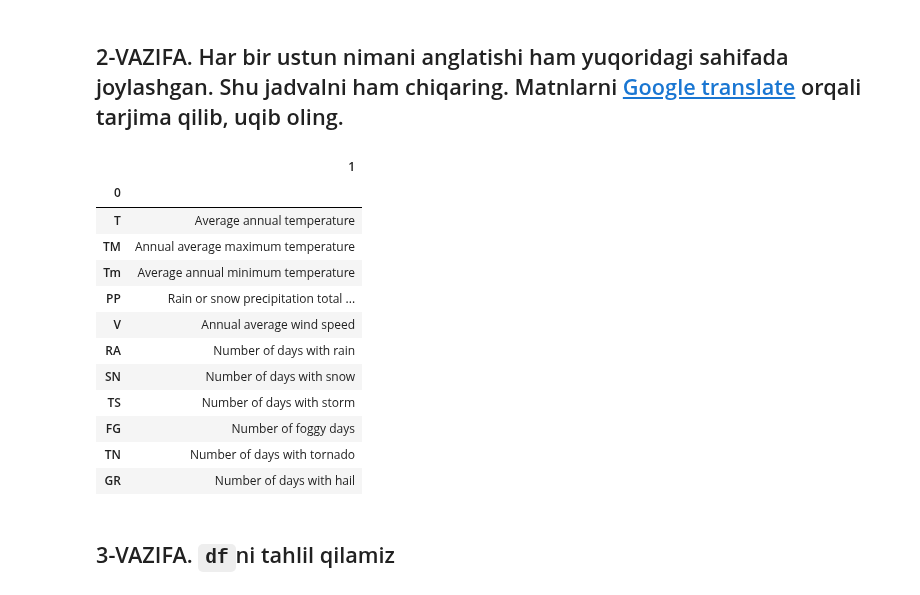
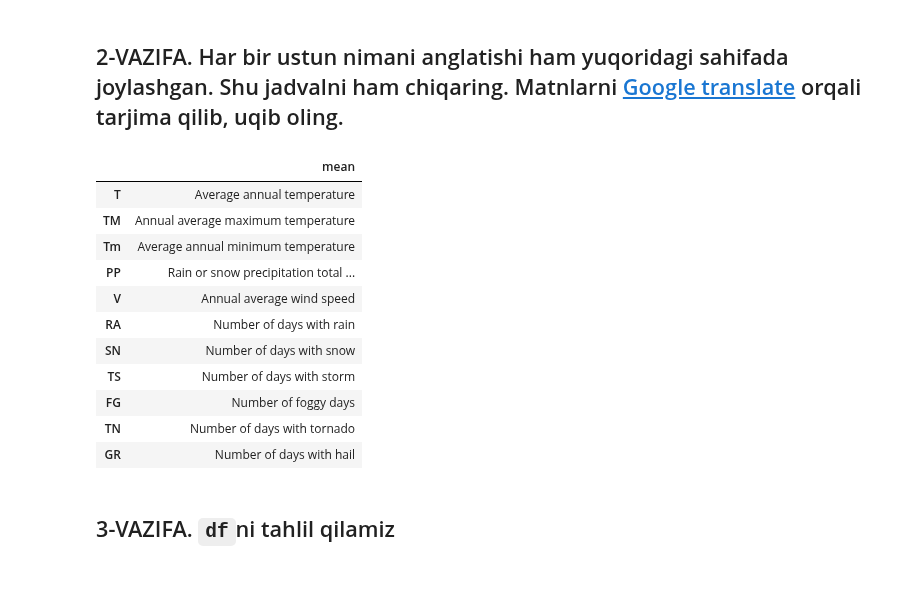
Before and after one commit to Shermukhammat/Mohirdev_Data_Science_praktikum, a Jupyter notebook: visualization/04_VISUAL_AMALIYOT_01_matplotlib.ipynb, the cells around one changed output. Saved outputs shown, nothing was run; the diff lists cells and outputs as text; code cells hidden in the pictures.

```diff
--- a/visualization/04_VISUAL_AMALIYOT_01_matplotlib.ipynb
+++ b/visualization/04_VISUAL_AMALIYOT_01_matplotlib.ipynb
@@ -50,8 +61,14 @@ df = tables[3][tables[3].index>1990]
+# %%
+# JAVOBNI SHUYERGA YOZING
+describe = pd.read_html("https://en.tutiempo.net/climate/ws-384570.html")[4]
+describe.index = describe[0].values
+describe.drop(0,  axis = 1, inplace = True)
+describe.rename(columns = {1 : "mean"}, inplace = True)
 # %%
 #@title Kutilgan natija:
+describe
 # %% [output]
-|  | 1 |
-| 0 |  |
+|  | mean |
 | T | Average annual temperature |
 | TM | Annual average maximum temperature |
 | Tm | Average annual minimum temperature |
```
Also changed, not shown: parts of 14 cells of this notebook.
